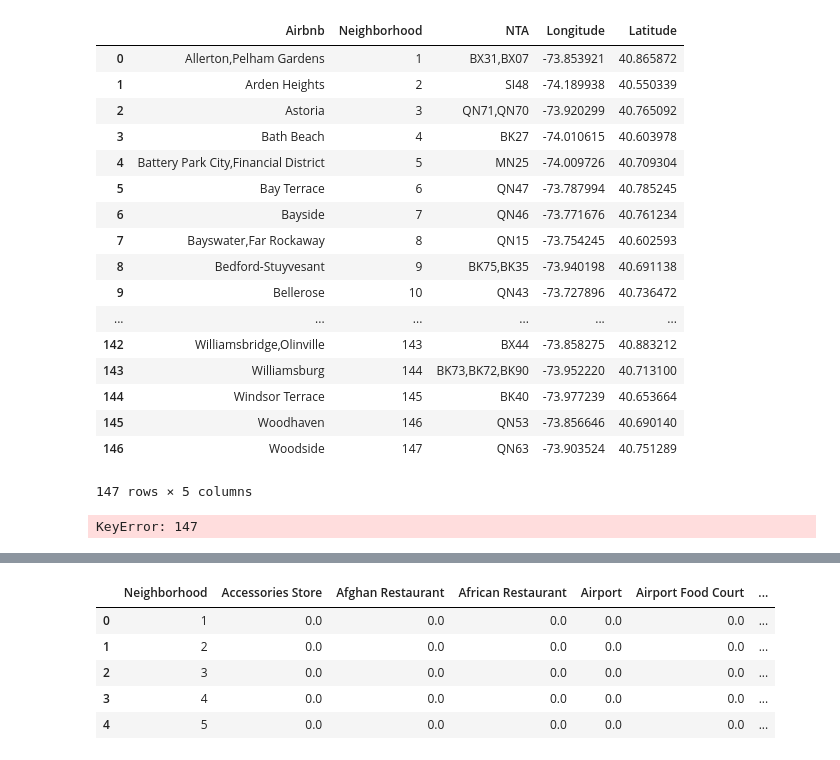
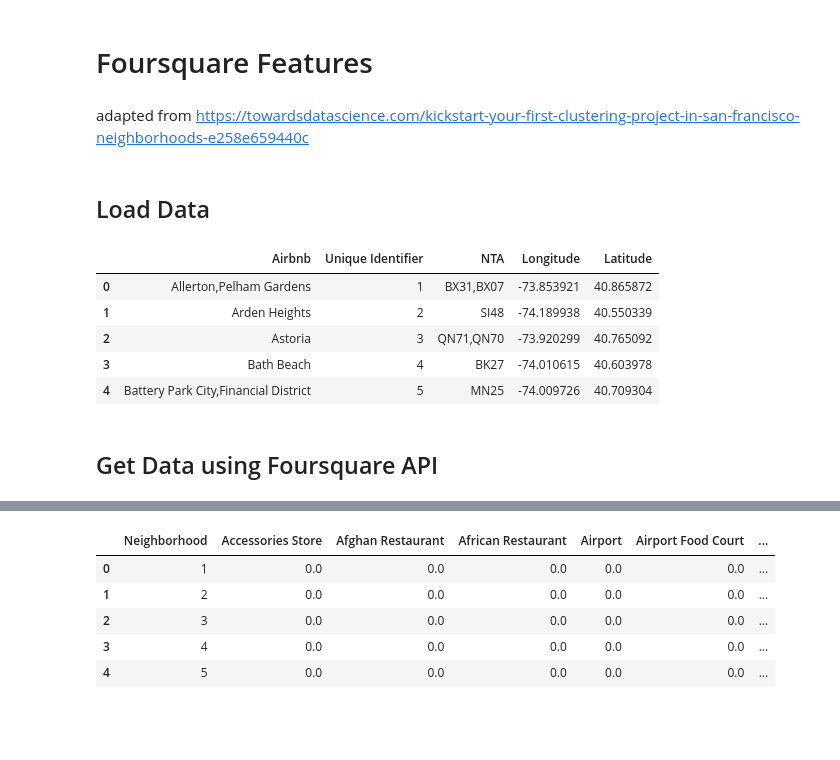
Before and after one commit to ericazhou7/neighborhood-similarity, a Jupyter notebook: NYC/2c-foursquare_features.ipynb, the cells around one changed output, grey strips where cells are left out. Saved outputs shown, nothing was run; the diff lists cells and outputs as text; code cells hidden in the pictures; blank space fills up the shorter version.

Commit message:
commented foursquare data

```diff
--- a/NYC/2c-foursquare_features.ipynb
+++ b/NYC/2c-foursquare_features.ipynb
@@ -3,3 +1,7 @@
+# %% [markdown]
+# Foursquare Features
+# %% [markdown]
+adapted from https://towardsdatascience.com/kickstart-your-first-clustering-project-in-san-francisco-neighborhoods-e258e659440c
 # %%
 import pandas as pd
 import geopandas as gpd
@@ -10,29 +12,20 @@ from matplotlib import pyplot as plt
 
 import json # library to handle JSON files
 from pandas.io.json import json_normalize # tranform JSON file into a pandas dataframe
+# %% [markdown]
+## Load Data
 # %%
 df = pd.read_csv('data/neighborhoods.csv')
-df.columns=['Airbnb','Neighborhood','NTA','Longitude','Latitude']
-df
+df.head()
 # %% [output]
-|  | Airbnb | Neighborhood | NTA | Longitude | Latitude |
+|  | Airbnb | Unique Identifier | NTA | Longitude | Latitude |
 | 0 | Allerton,Pelham Gardens | 1 | BX31,BX07 | -73.853921 | 40.865872 |
 | 1 | Arden Heights | 2 | SI48 | -74.189938 | 40.550339 |
 | 2 | Astoria | 3 | QN71,QN70 | -73.920299 | 40.765092 |
 | 3 | Bath Beach | 4 | BK27 | -74.010615 | 40.603978 |
 | 4 | Battery Park City,Financial District | 5 | MN25 | -74.009726 | 40.709304 |
-| 5 | Bay Terrace | 6 | QN47 | -73.787994 | 40.785245 |
-| 6 | Bayside | 7 | QN46 | -73.771676 | 40.761234 |
-| 7 | Bayswater,Far Rockaway | 8 | QN15 | -73.754245 | 40.602593 |
-| 8 | Bedford-Stuyvesant | 9 | BK75,BK35 | -73.940198 | 40.691138 |
-| 9 | Bellerose | 10 | QN43 | -73.727896 | 40.736472 |
-| ... | ... | ... | ... | ... | ... |
-| 142 | Williamsbridge,Olinville | 143 | BX44 | -73.858275 | 40.883212 |
-| 143 | Williamsburg | 144 | BK73,BK72,BK90 | -73.952220 | 40.713100 |
-| 144 | Windsor Terrace | 145 | BK40 | -73.977239 | 40.653664 |
-| 145 | Woodhaven | 146 | QN53 | -73.856646 | 40.690140 |
-| 146 | Woodside | 147 | QN63 | -73.903524 | 40.751289 |
-147 rows × 5 columns
+# %% [markdown]
+## Get Data using Foursquare API
 # %%
 # foursquare info
 CLIENT_ID = ''
@@ -69,10 +70,7 @@ all_nearby = pd.DataFrame(columns = ['Neighborhood','Venue', 'Venue Latitude', '
 # %%
-for i in range(99,147):
+for i in range(95,146):
     nearby = getNearbyVenues(names=[df['Unique Identifier'][i]],
                                    latitudes=[df['Latitude'][i]],
                                    longitudes=[df['Longitude'][i]]
                                   )
     all_nearby = all_nearby.append(nearby)
-all_nearby
-# %% [output]
-KeyError: 147
```
Also changed, not shown: parts of 13 cells of this notebook, 4 other files.
